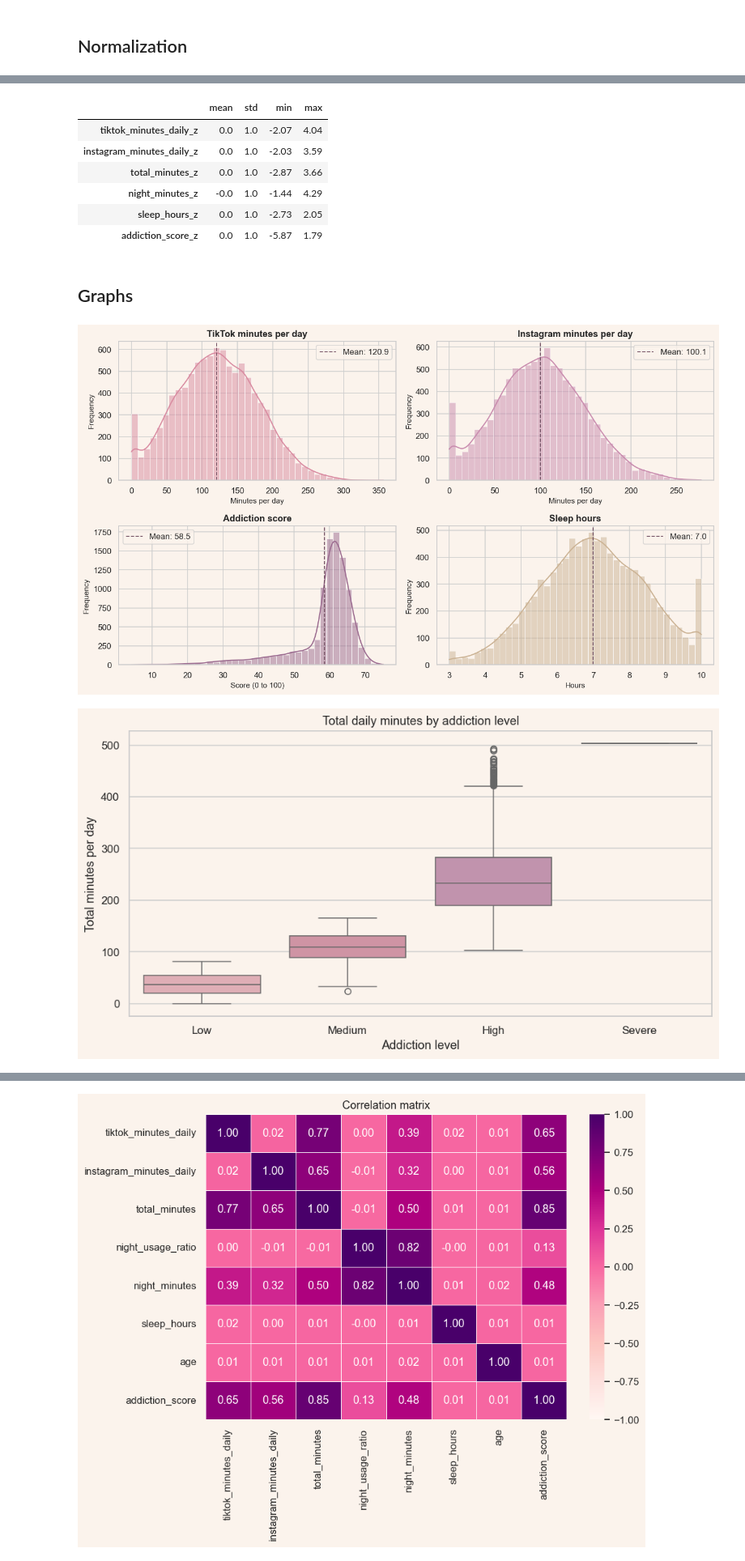
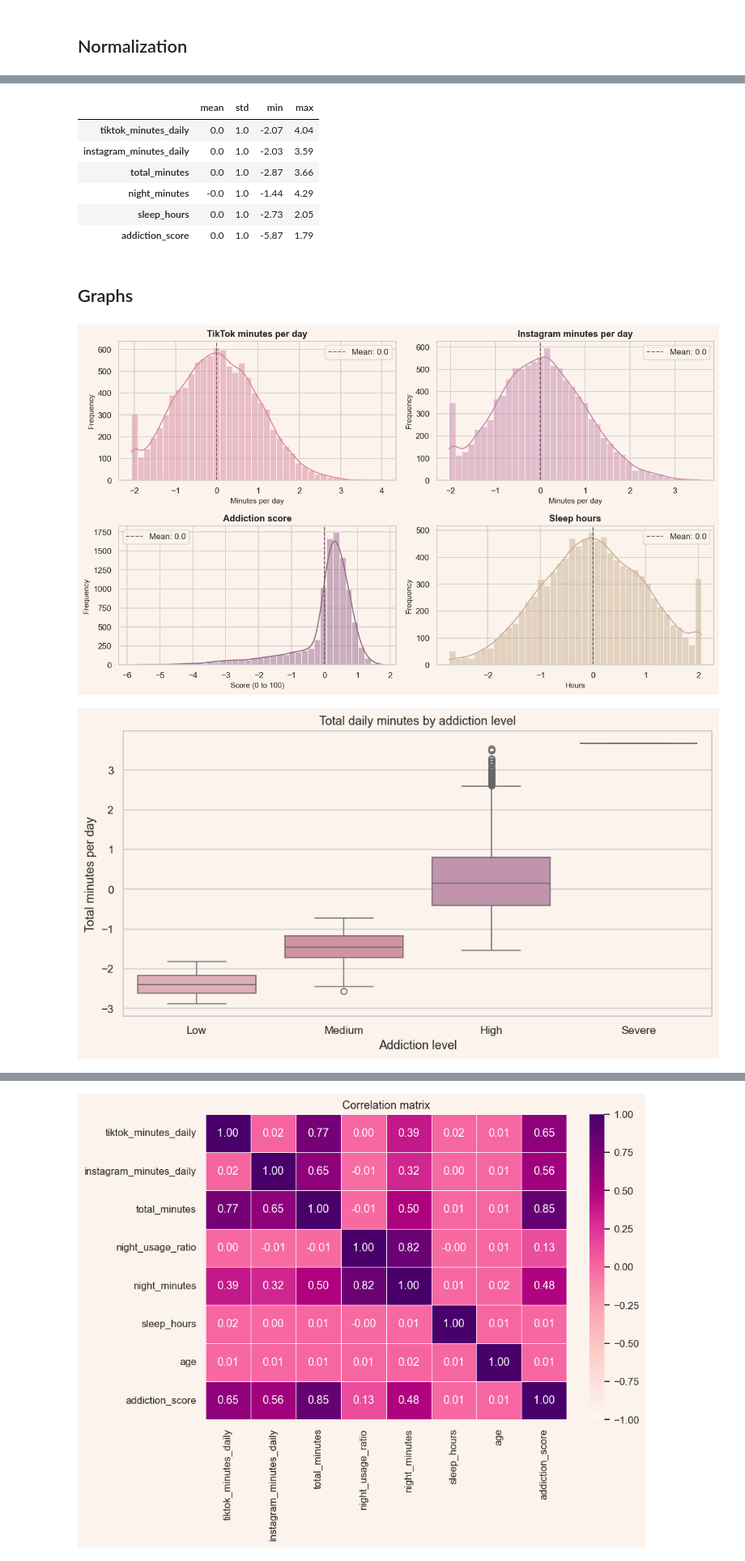
Before and after one commit to evvwwaa/TikTok-Instagram-Addiction, a Jupyter notebook: notebook.ipynb, the cells around one changed output, grey strips where cells are left out. Shown at 81% size. Drawn from its saved outputs; the diff is of its cells as text; code cells hidden in the pictures.

```diff
--- a/notebook.ipynb
+++ b/notebook.ipynb
@@ -176,26 +178,22 @@ Honestly, we expect more daily time to go with a higher addiction score, and Tik
 # %%
 scaled_cols = ["tiktok_minutes_daily", "instagram_minutes_daily", "total_minutes", "night_minutes", "sleep_hours", "addiction_score"]
 for c in scaled_cols:
-    data[c + "_z"] = (data[c] - data[c].mean()) / data[c].std()
-data[[c + "_z" for c in scaled_cols]].describe().round(2).T[["mean", "std", "min", "max"]]
+    data[c] = (data[c] - data[c].mean()) / data[c].std()
+data[[c for c in scaled_cols]].describe().round(2).T[["mean", "std", "min", "max"]]
 # %% [output]
 |  | mean | std | min | max |
-| tiktok_minutes_daily_z | 0.0 | 1.0 | -2.07 | 4.04 |
-| instagram_minutes_daily_z | 0.0 | 1.0 | -2.03 | 3.59 |
-| total_minutes_z | 0.0 | 1.0 | -2.87 | 3.66 |
-| night_minutes_z | -0.0 | 1.0 | -1.44 | 4.29 |
-| sleep_hours_z | 0.0 | 1.0 | -2.73 | 2.05 |
-| addiction_score_z | 0.0 | 1.0 | -5.87 | 1.79 |
+| tiktok_minutes_daily | 0.0 | 1.0 | -2.07 | 4.04 |
+| instagram_minutes_daily | 0.0 | 1.0 | -2.03 | 3.59 |
+| total_minutes | 0.0 | 1.0 | -2.87 | 3.66 |
+| night_minutes | -0.0 | 1.0 | -1.44 | 4.29 |
+| sleep_hours | 0.0 | 1.0 | -2.73 | 2.05 |
+| addiction_score | 0.0 | 1.0 | -5.87 | 1.79 |
 # %% [markdown]
 ## Graphs
 # %%
 fig, axes = plt.subplots(2, 2, figsize=(12, 7))
-specs = [("tiktok_minutes_daily", "TikTok minutes per day", pink, "Minutes per day"),
-         ("instagram_minutes_daily", "Instagram minutes per day", mauve, "Minutes per day"),
-         ("addiction_score", "Addiction score", plum, "Score (0 to 100)"),
-         ("sleep_hours", "Sleep hours", taupe, "Hours")]
-
-for ax, (col, title, color, xlabel) in zip(axes.flat, specs):
+s = [("tiktok_minutes_daily", "TikTok minutes per day", pink, "Minutes per day"), ("instagram_minutes_daily", "Instagram minutes per day", mauve, "Minutes per day"), ("addiction_score", "Addiction score", plum, "Score (0 to 100)"), ("sleep_hours", "Sleep hours", taupe, "Hours")]
+for ax, (col, title, color, xlabel) in zip(axes.flat, s):
     sns.histplot(data[col], bins=40, kde=True, color=color, ax=ax, edgecolor="white", linewidth=0.4)
     ax.axvline(data[col].mean(), color=ink, ls="--", lw=1.2, label=f"Mean: {data[col].mean():.1f}")
     ax.set_title(title, fontsize=12, fontweight="bold")
@@ -207,18 +205,17 @@ plt.tight_layout()
 plt.tight_layout()
 plt.show()
 # %% [output]
-[figure, old version]
+[figure, new version]
 # %%
 plt.figure(figsize=(9, 5))
-sns.boxplot(data=data, x="addiction_level", y="total_minutes", order=["Low", "Medium", "High", "Severe"],
-            hue="addiction_level", palette=palette[:4], legend=False)
+sns.boxplot(data=data, x="addiction_level", y="total_minutes", order=["Low", "Medium", "High", "Severe"], hue="addiction_level", palette=palette[:4], legend=False)
 plt.title("Total daily minutes by addiction level")
 plt.xlabel("Addiction level")
 plt.ylabel("Total minutes per day")
 plt.tight_layout()
 plt.show()
 # %% [output]
-[figure, old version]
+[figure, new version]
 # %%
 sample = data.sample(3000, random_state=1)
 plt.figure(figsize=(9, 5.5))
```
Also changed, not shown: parts of 16 cells of this notebook, 7 other files.
